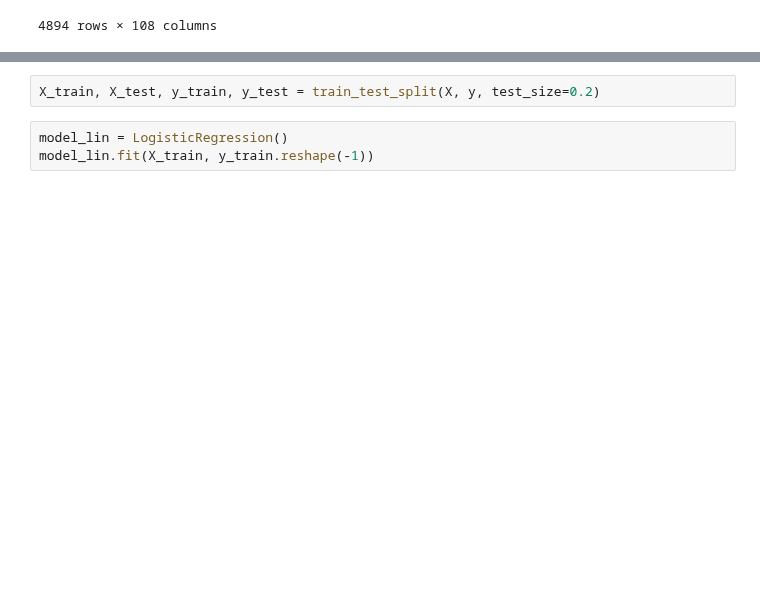
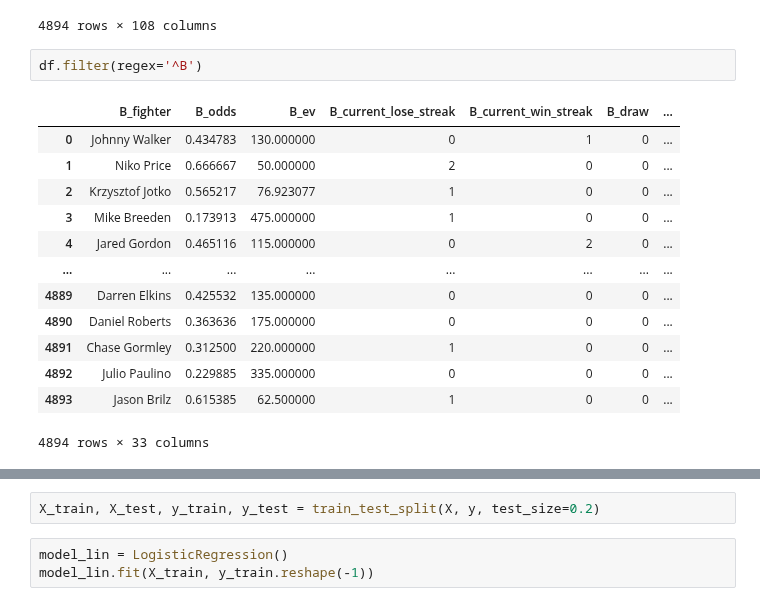
Before and after one commit to FlawlessAfro/ML_fight_prediction, a Jupyter notebook: logisticmodel.ipynb, the cells around one changed output, grey strips where cells are left out. Saved outputs shown, nothing was run; the diff lists cells and outputs as text; blank space fills up the shorter version.

```diff
--- a/logisticmodel.ipynb
+++ b/logisticmodel.ipynb
@@ -28,3 +28,19 @@ df
 | 4892 | Mike Pierce | Julio Paulino | 0.807692 | 0.229885 | 23.809524 | 335.000000 | 21-03-2010 | Broomfield, Colorado, USA | USA | Red | ... |
 | 4893 | Eric Schafer | Jason Brilz | 0.416667 | 0.615385 | 140.000000 | 62.500000 | 21-03-2010 | Broomfield, Colorado, USA | USA | Blue | ... |
 4894 rows × 108 columns
+# %%
+df.filter(regex='^B')
+# %% [output]
+|  | B_fighter | B_odds | B_ev | B_current_lose_streak | B_current_win_streak | B_draw | ... |
+| 0 | Johnny Walker | 0.434783 | 130.000000 | 0 | 1 | 0 | ... |
+| 1 | Niko Price | 0.666667 | 50.000000 | 2 | 0 | 0 | ... |
+| 2 | Krzysztof Jotko | 0.565217 | 76.923077 | 1 | 0 | 0 | ... |
+| 3 | Mike Breeden | 0.173913 | 475.000000 | 1 | 0 | 0 | ... |
+| 4 | Jared Gordon | 0.465116 | 115.000000 | 0 | 2 | 0 | ... |
+| ... | ... | ... | ... | ... | ... | ... | ... |
+| 4889 | Darren Elkins | 0.425532 | 135.000000 | 0 | 0 | 0 | ... |
+| 4890 | Daniel Roberts | 0.363636 | 175.000000 | 0 | 0 | 0 | ... |
+| 4891 | Chase Gormley | 0.312500 | 220.000000 | 1 | 0 | 0 | ... |
+| 4892 | Julio Paulino | 0.229885 | 335.000000 | 0 | 0 | 0 | ... |
+| 4893 | Jason Brilz | 0.615385 | 62.500000 | 1 | 0 | 0 | ... |
+4894 rows × 33 columns
```
Also changed, not shown: parts of 9 cells of this notebook.
